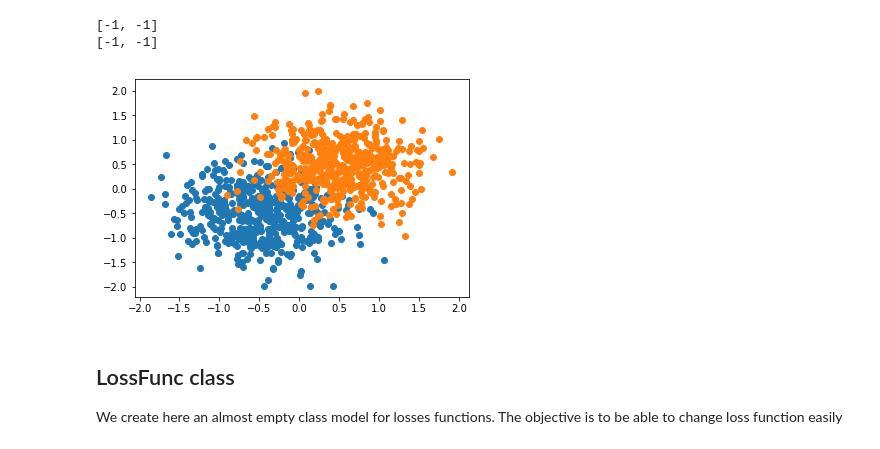
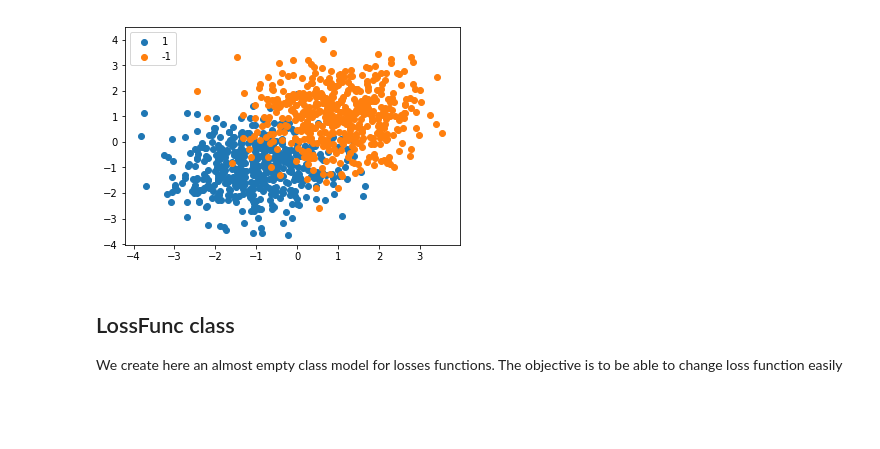
Before and after one commit to BoucheDimitri/SOADML, a Jupyter notebook: SDCA.ipynb, the cells around one changed output. Saved outputs shown, nothing was run; the diff lists cells and outputs as text; code cells hidden in the pictures; blank space fills up the shorter version.

```diff
--- a/SDCA.ipynb
+++ b/SDCA.ipynb
@@ -16,11 +15,14 @@ def gaussian_data(mus, covmats, n):
     np.random.shuffle(xy)
     return xy
 # %%
-def centered(xmat, inplace=True):
+def center_and_reduce(xmat, inplace=True):
     d = xmat.shape[0]
     n = xmat.shape[1]
+    xmean = np.mean(xmat, axis=1)
+    xvar = np.var(xmat, axis=1)
     meanmat = np.repeat(xmean.reshape((d,1)), n, axis=1)
+    varmat = np.repeat(xvar.reshape((d,1)), n, axis=1)
     if inplace :
-        xmat -= meanmat
+        xmat = (1 / varmat) * (xmat - meanmat)
     else:
-        return xmat - meanmat
+        return (1 / varmat) * (xmat - meanmat)
@@ -36,36 +29,31 @@ def reduced(xmat, inplace=True):
-# %%
-# Parameters for gaussian data
-mus = ([-1, -1], [1, 1])
-covs = (np.eye(2), np.eye(2))
-
-# Create data
-xy = gaussian_data(mus, covs, 1000)
-positive = xy[xy[:, 2] == 1]
-negative = xy[xy[:, 2] == -1]
-# plt.scatter(positive[:, 0], positive[:, 1])
-# plt.scatter(negative[:, 0], negative[:, 1])
-# plt.show()
-xmat = xy[:, :2].T
-xmean = np.mean(xmat, axis=1)
-xvar = np.var(xmat, axis=1)
-d = xmat.shape[0]
-n = xmat.shape[1]
-meanmat = np.repeat(xmean.reshape((d,1)), n, axis=1)
-varmat = np.repeat(xvar.reshape((d,1)), n, axis=1)
-xmat_centered = (1 / varmat) * (xmat - meanmat)
-
-xy_cr = np.concatenate((xmat_centered, xy[:, 2:].T), axis=0).T
-positive = xy_cr[xy_cr [:, 2] == 1]
-negative = xy_cr[xy_cr [:, 2] == -1]
-plt.scatter(positive[:, 0], positive[:, 1])
-plt.scatter(negative[:, 0], negative[:, 1])
-plt.show()
-xmat_cr = xy_cr[:, :2].T
-y_cr = xy_cr[:,2].T
-# %% [output]
-[-1, -1]
-[-1, -1]
-[figure, removed]
+# %%
+def data_from_label(xmat, y, label):
+    indices = np.argwhere(y == label)
+    return xmat[:, indices[:, 0]]
+# %%
+# Parameters for gaussian data
+mus = ([-1, -1], [1, 1])
+covs = (np.eye(2), np.eye(2))
+
+# Create data
+xy = gaussian_data(mus, covs, 1000)
+
+# Separate data and labels
+xmat = xy[:, :2].T
+y= xy[:,2].T
+
+# Center and reduce
+center_and_reduce(xmat)
+
+# Plot
+xs_plus1 = data_from_label(xmat, y, 1)
+xs_minus1 = data_from_label(xmat, y, -1)
+plt.scatter(xs_plus1[0, :], xs_plus1[1, :], label="1")
+plt.scatter(xs_minus1[0, :], xs_minus1[1, :], label="-1")
+plt.legend()
+plt.show()
+# %% [output]
+[figure, added]
 # %% [markdown]
 ## LossFunc class
 We create here an almost empty class model for losses functions. The objective is to be able to change loss function easily
```
Also changed, not shown: parts of 3 cells of this notebook.
